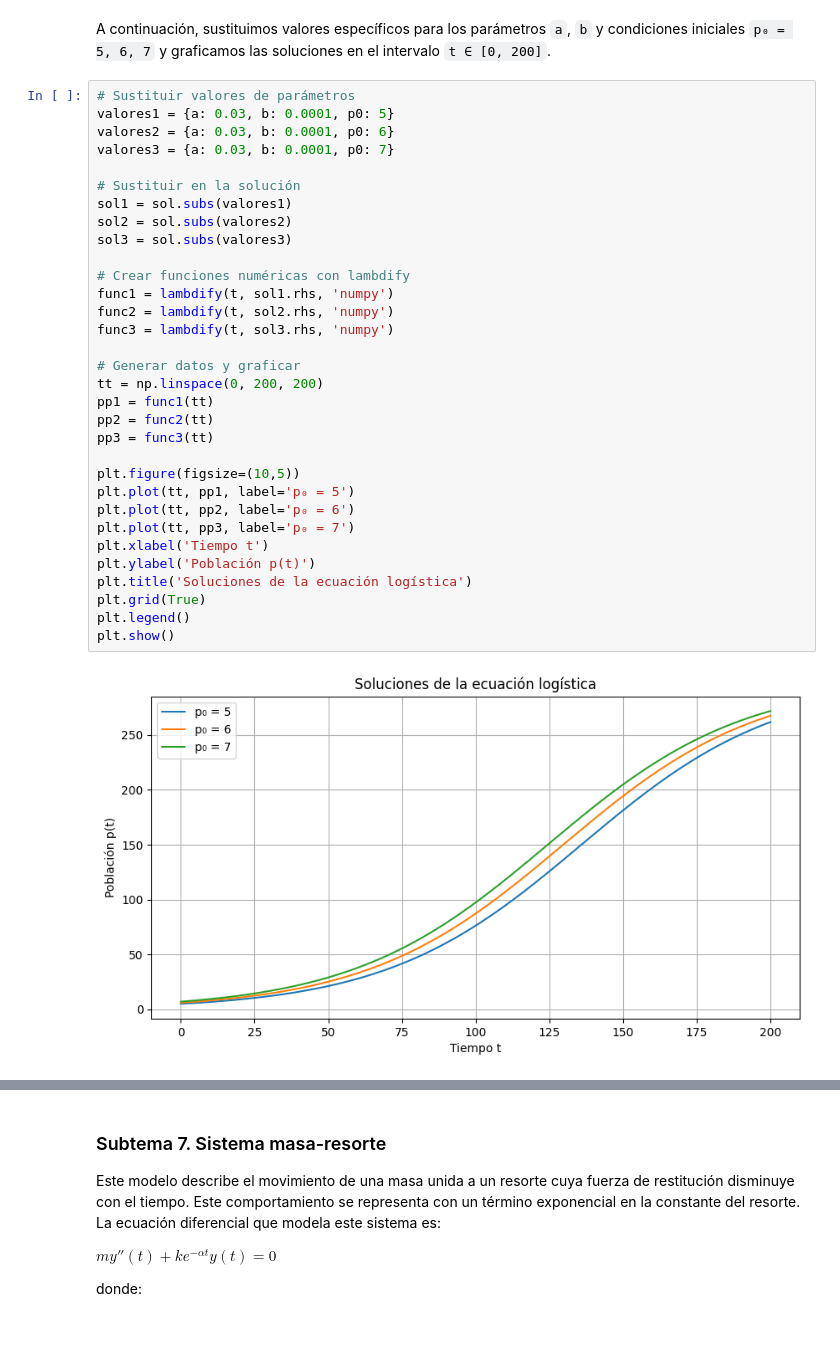
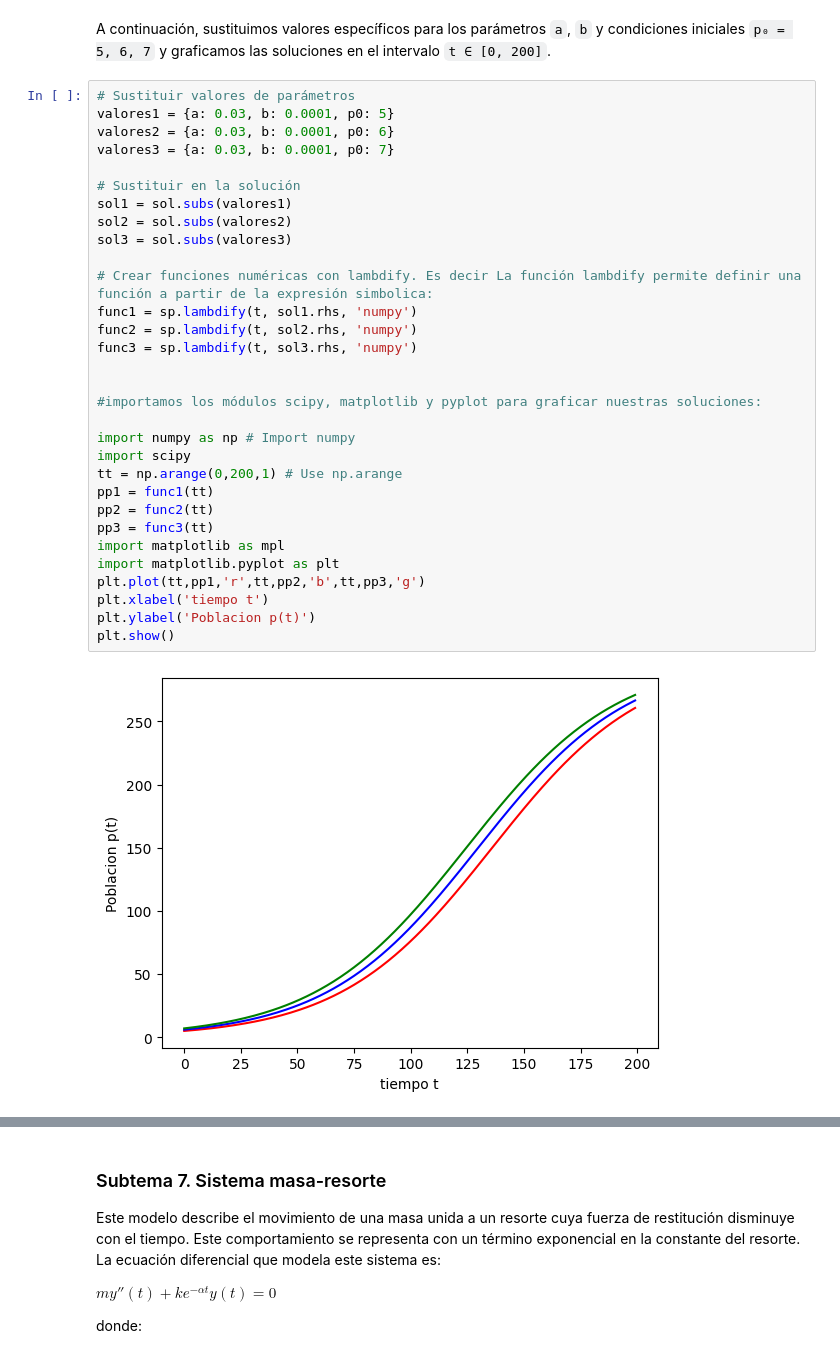
Before and after one commit to KarlaMichelleSorianoSanhez/EDP-1, a Jupyter notebook: Ecuaciones_diferenciales.ipynb, the cells around one changed output, grey strips where cells are left out. Cells and saved outputs as stored; diff of their text form; blank space fills up the shorter version.

```diff
--- a/Ecuaciones_diferenciales.ipynb
+++ b/Ecuaciones_diferenciales.ipynb
@@ -102,34 +156,33 @@ A continuación, sustituimos valores específicos para los parámetros `a`, `b`
 # %%
 # Sustituir valores de parámetros
 valores1 = {a: 0.03, b: 0.0001, p0: 5}
 valores2 = {a: 0.03, b: 0.0001, p0: 6}
 valores3 = {a: 0.03, b: 0.0001, p0: 7}
 
 # Sustituir en la solución
 sol1 = sol.subs(valores1)
 sol2 = sol.subs(valores2)
 sol3 = sol.subs(valores3)
 
-# Crear funciones numéricas con lambdify
-func1 = lambdify(t, sol1.rhs, 'numpy')
-func2 = lambdify(t, sol2.rhs, 'numpy')
-func3 = lambdify(t, sol3.rhs, 'numpy')
+# Crear funciones numéricas con lambdify. Es decir La función lambdify permite definir una función a partir de la expresión simbolica:
+func1 = sp.lambdify(t, sol1.rhs, 'numpy')
+func2 = sp.lambdify(t, sol2.rhs, 'numpy')
+func3 = sp.lambdify(t, sol3.rhs, 'numpy')
 
-# Generar datos y graficar
-tt = np.linspace(0, 200, 200)
+
+#importamos los módulos scipy, matplotlib y pyplot para graficar nuestras soluciones:
+
+import numpy as np # Import numpy
+import scipy
+tt = np.arange(0,200,1) # Use np.arange
 pp1 = func1(tt)
 pp2 = func2(tt)
 pp3 = func3(tt)
-
-plt.figure(figsize=(10,5))
-plt.plot(tt, pp1, label='p₀ = 5')
-plt.plot(tt, pp2, label='p₀ = 6')
-plt.plot(tt, pp3, label='p₀ = 7')
-plt.xlabel('Tiempo t')
-plt.ylabel('Población p(t)')
-plt.title('Soluciones de la ecuación logística')
-plt.grid(True)
-plt.legend()
+import matplotlib as mpl
+import matplotlib.pyplot as plt
+plt.plot(tt,pp1,'r',tt,pp2,'b',tt,pp3,'g')
+plt.xlabel('tiempo t')
+plt.ylabel('Poblacion p(t)')
 plt.show()
 # %% [output]
-[figure, old version]
+[figure, new version]
```
Also changed, not shown: parts of 17 cells of this notebook.
